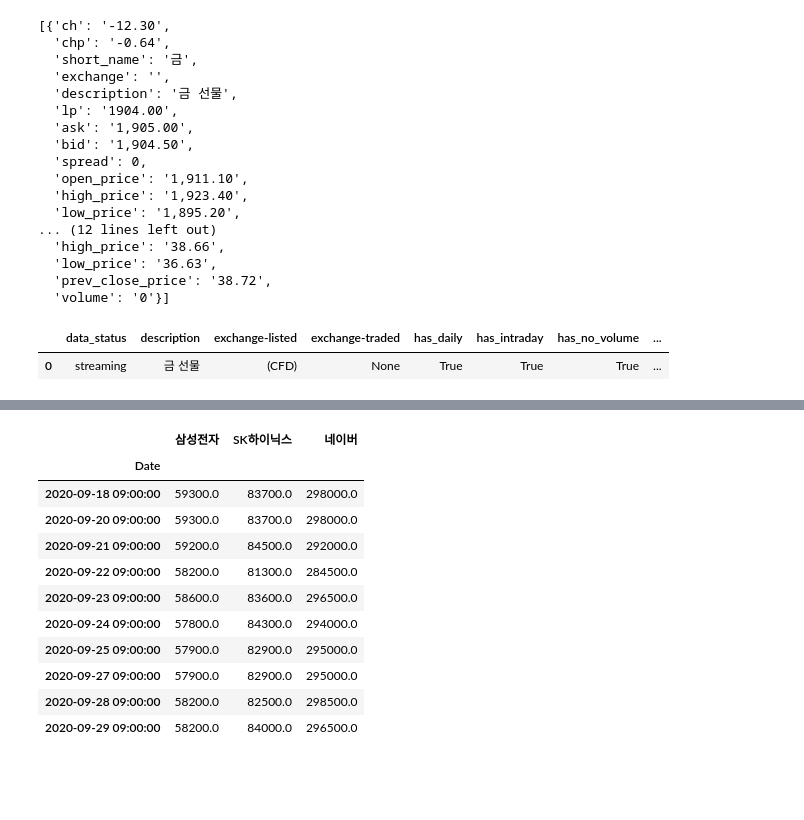
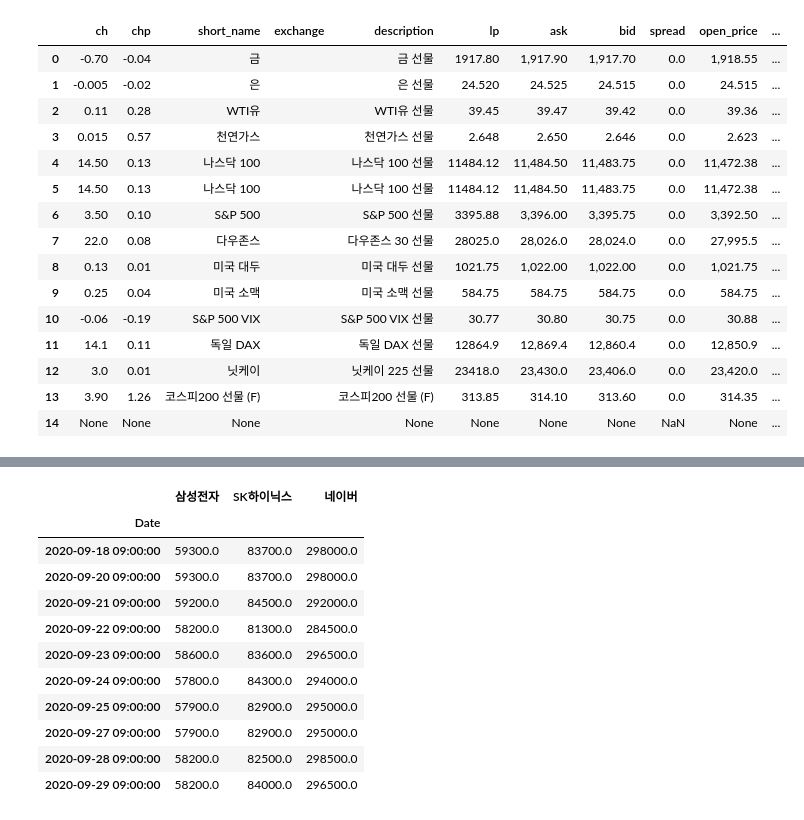
Before and after one commit to pickmoment/moondata, a Jupyter notebook: test.ipynb, the cells around one changed output, grey strips where cells are left out. Drawn from its saved outputs; the diff is of its cells as text; code cells hidden in the pictures; blank space fills up the shorter version.

```diff
--- a/test.ipynb
+++ b/test.ipynb
@@ -59,7 +59,7 @@ def quotes(symbols):
     r = session.get(host + uri)
     data = json.loads(r.html.text)
     d = [row['v'] for row in data['d']]
-    return d
+    return pd.DataFrame(d)
 
 def symbols(symbol):
     uri = f'symbols?symbol={symbol}'
@@ -78,28 +78,23 @@ df = history(43433, 'D', '2020-01-01')
 df['Close'].iplot(kind='line')
 # %% [output]
 [interactive output not drawn]
-# %%
-quotes(['COMEX:GC', 'NYMEX:CL'])
-# %% [output]
-[{'ch': '-12.30',
-  'chp': '-0.64',
-  'short_name': '금',
-  'exchange': '',
-  'description': '금 선물',
-  'lp': '1904.00',
-  'ask': '1,905.00',
-  'bid': '1,904.50',
-  'spread': 0,
-  'open_price': '1,911.10',
-  'high_price': '1,923.40',
-  'low_price': '1,895.20',
-... (12 lines left out)
-  'high_price': '38.66',
-  'low_price': '36.63',
-  'prev_close_price': '38.72',
-  'volume': '0'}]
-# %%
-symbols('COMEX:GC')
-# %% [output]
-|  | data_status | description | exchange-listed | exchange-traded | has_daily | has_intraday | has_no_volume | ... |
-| 0 | streaming | 금 선물 | (CFD) | None | True | True | True | ... |
+# %%
+quotes(['COMEX:GC', 'COMEX:SI', 'NYMEX:CL', 'NYMEX:NG', 'NYMEX:USTEC', 'CME:USTEC', 'CME:US500',
+        'CBOT:US30', 'CBOT:ZS', 'CBOT:ZW', 'CBOE:VX', 'Eurex:DE30', 'OSE:JP225', 'KRX:KS', 'KRX:005930'])
+# %% [output]
+|  | ch | chp | short_name | exchange | description | lp | ask | bid | spread | open_price | ... |
+| 0 | -0.70 | -0.04 | 금 |  | 금 선물 | 1917.80 | 1,917.90 | 1,917.70 | 0.0 | 1,918.55 | ... |
+| 1 | -0.005 | -0.02 | 은 |  | 은 선물 | 24.520 | 24.525 | 24.515 | 0.0 | 24.515 | ... |
+| 2 | 0.11 | 0.28 | WTI유 |  | WTI유 선물 | 39.45 | 39.47 | 39.42 | 0.0 | 39.36 | ... |
+| 3 | 0.015 | 0.57 | 천연가스 |  | 천연가스 선물 | 2.648 | 2.650 | 2.646 | 0.0 | 2.623 | ... |
+| 4 | 14.50 | 0.13 | 나스닥 100 |  | 나스닥 100 선물 | 11484.12 | 11,484.50 | 11,483.75 | 0.0 | 11,472.38 | ... |
+| 5 | 14.50 | 0.13 | 나스닥 100 |  | 나스닥 100 선물 | 11484.12 | 11,484.50 | 11,483.75 | 0.0 | 11,472.38 | ... |
+| 6 | 3.50 | 0.10 | S&P 500 |  | S&P 500 선물 | 3395.88 | 3,396.00 | 3,395.75 | 0.0 | 3,392.50 | ... |
+| 7 | 22.0 | 0.08 | 다우존스 |  | 다우존스 30 선물 | 28025.0 | 28,026.0 | 28,024.0 | 0.0 | 27,995.5 | ... |
+| 8 | 0.13 | 0.01 | 미국 대두 |  | 미국 대두 선물 | 1021.75 | 1,022.00 | 1,022.00 | 0.0 | 1,021.75 | ... |
+| 9 | 0.25 | 0.04 | 미국 소맥 |  | 미국 소맥 선물 | 584.75 | 584.75 | 584.75 | 0.0 | 584.75 | ... |
+| 10 | -0.06 | -0.19 | S&P 500 VIX |  | S&P 500 VIX 선물 | 30.77 | 30.80 | 30.75 | 0.0 | 30.88 | ... |
+| 11 | 14.1 | 0.11 | 독일 DAX |  | 독일 DAX 선물 | 12864.9 | 12,869.4 | 12,860.4 | 0.0 | 12,850.9 | ... |
+| 12 | 3.0 | 0.01 | 닛케이 |  | 닛케이 225 선물 | 23418.0 | 23,430.0 | 23,406.0 | 0.0 | 23,420.0 | ... |
+| 13 | 3.90 | 1.26 | 코스피200 선물 (F) |  | 코스피200 선물 (F) | 313.85 | 314.10 | 313.60 | 0.0 | 314.35 | ... |
+| 14 | None | None | None |  | None | None | None | None | NaN | None | ... |
```
Also changed, not shown: parts of 5 cells of this notebook.
